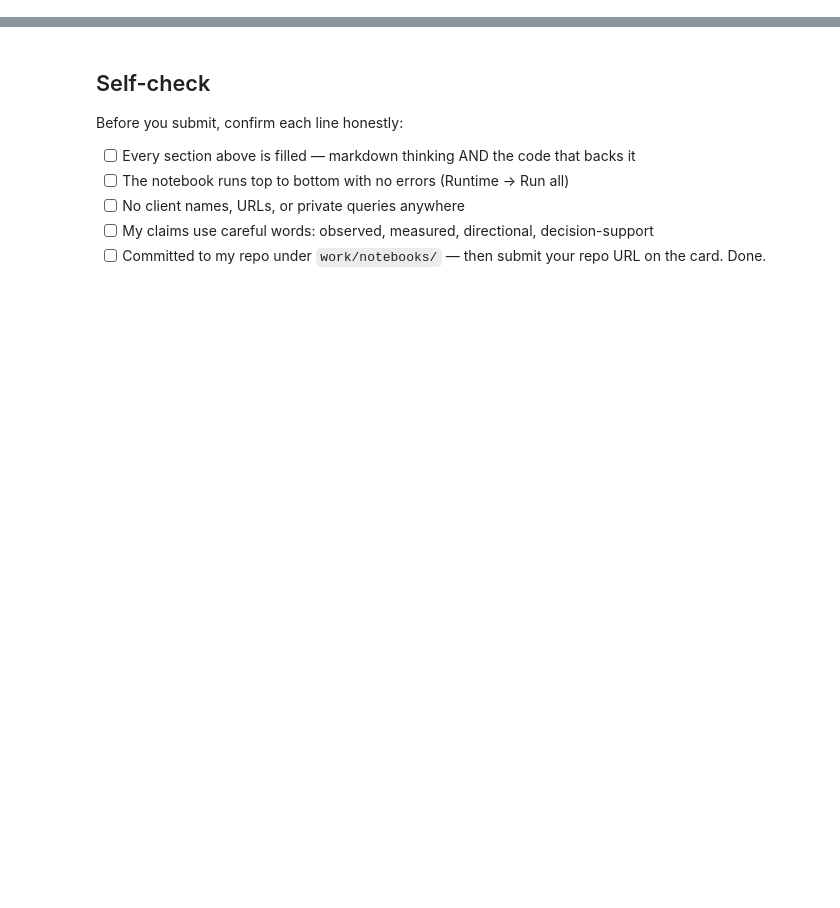
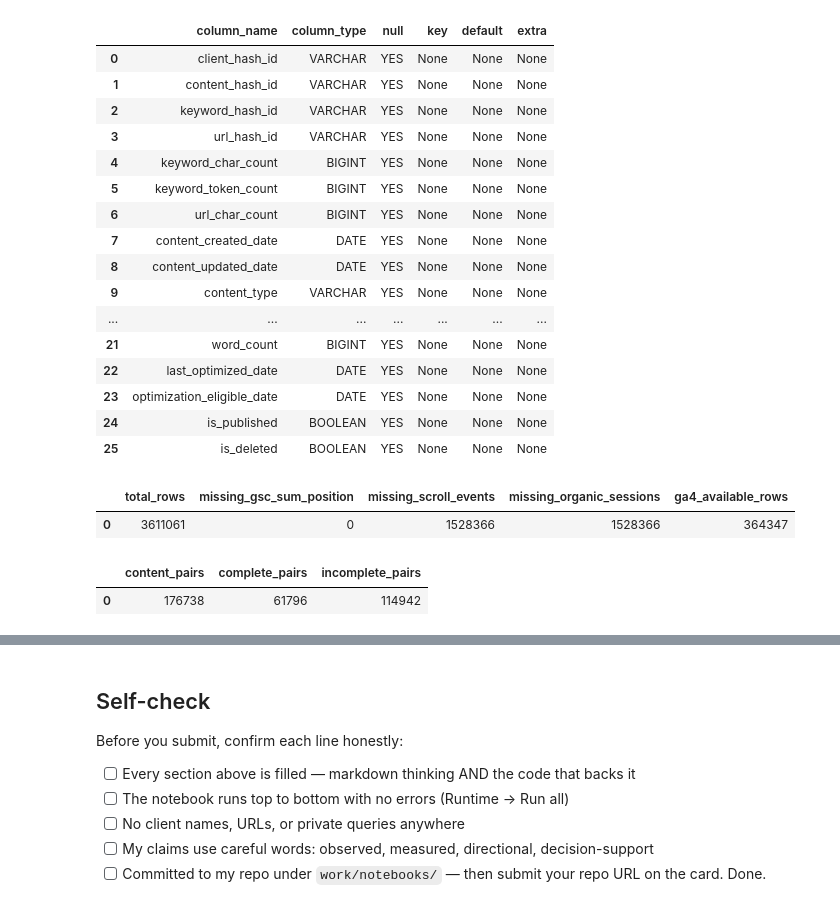
Before and after one commit to MubashshiraKaisar/FlyRank-AI-Tasks, a Jupyter notebook: work/notebooks/w03_data_contract.ipynb, the cells around one changed output, grey strips where cells are left out. Drawn from its saved outputs; the diff is of its cells as text; code cells hidden in the pictures; blank space fills up the shorter version.

```diff
--- a/work/notebooks/w03_data_contract.ipynb
+++ b/work/notebooks/w03_data_contract.ipynb
@@ -36,0 +187,71 @@ This skeleton is yours to fill. Work the sections **in order** — each one has
+# %%
+content = "hf://datasets/FlyRank/internship-warehouse/dim_content.parquet"
+
+con.execute(f"""
+    DESCRIBE
+    SELECT *
+    FROM read_parquet('{content}')
+""").df()
+# %% [output]
+|  | column_name | column_type | null | key | default | extra |
+| 0 | client_hash_id | VARCHAR | YES | None | None | None |
+| 1 | content_hash_id | VARCHAR | YES | None | None | None |
+| 2 | keyword_hash_id | VARCHAR | YES | None | None | None |
+| 3 | url_hash_id | VARCHAR | YES | None | None | None |
+| 4 | keyword_char_count | BIGINT | YES | None | None | None |
+| 5 | keyword_token_count | BIGINT | YES | None | None | None |
+| 6 | url_char_count | BIGINT | YES | None | None | None |
+| 7 | content_created_date | DATE | YES | None | None | None |
+| 8 | content_updated_date | DATE | YES | None | None | None |
+| 9 | content_type | VARCHAR | YES | None | None | None |
+| ... | ... | ... | ... | ... | ... | ... |
+| 21 | word_count | BIGINT | YES | None | None | None |
+| 22 | last_optimized_date | DATE | YES | None | None | None |
+| 23 | optimization_eligible_date | DATE | YES | None | None | None |
+| 24 | is_published | BOOLEAN | YES | None | None | None |
+| 25 | is_deleted | BOOLEAN | YES | None | None | None |
+# %%
+con.execute(f"""
+    SELECT
+        COUNT(*) AS total_rows,
+        COUNT(*) FILTER (
+            WHERE gsc_sum_position IS NULL
+        ) AS missing_gsc_sum_position,
+        COUNT(*) FILTER (
+            WHERE scroll_events IS NULL
+        ) AS missing_scroll_events,
+        COUNT(*) FILTER (
+            WHERE sessions_organic IS NULL
+        ) AS missing_organic_sessions,
+        COUNT(*) FILTER (
+            WHERE ga4_data_available IS TRUE
+        ) AS ga4_available_rows
+    FROM read_parquet('{daily}')
+    WHERE gsc_data_available IS TRUE
+""").df()
+# %% [output]
+|  | total_rows | missing_gsc_sum_position | missing_scroll_events | missing_organic_sessions | ga4_available_rows |
+| 0 | 3611061 | 0 | 1528366 | 1528366 | 364347 |
+# %%
+con.execute(f"""
+    SELECT
+        COUNT(*) AS content_pairs,
+        COUNT(*) FILTER (
+            WHERE available_days = 31
+        ) AS complete_pairs,
+        COUNT(*) FILTER (
+            WHERE available_days < 31
+        ) AS incomplete_pairs
+    FROM (
+        SELECT
+            client_hash_id,
+            content_hash_id,
+            COUNT(DISTINCT report_date) AS available_days
+        FROM read_parquet('{daily}')
+        WHERE gsc_data_available IS TRUE
+        GROUP BY client_hash_id, content_hash_id
+    ) t
+""").df()
+# %% [output]
+|  | content_pairs | complete_pairs | incomplete_pairs |
+| 0 | 176738 | 61796 | 114942 |
```
Also changed, not shown: parts of 44 cells of this notebook.
